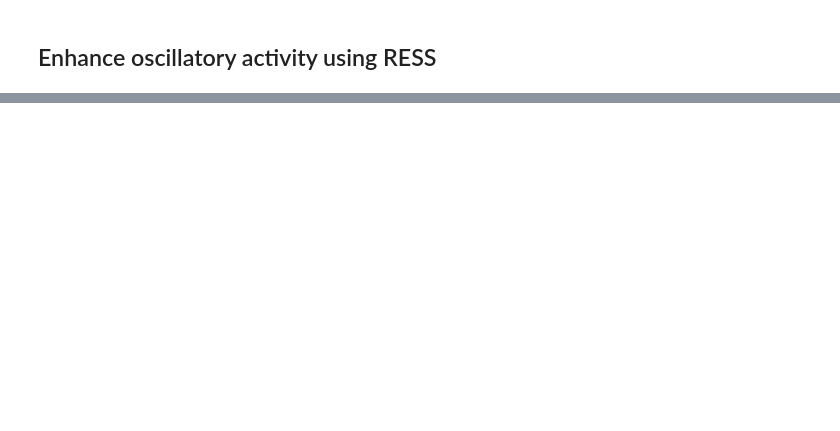
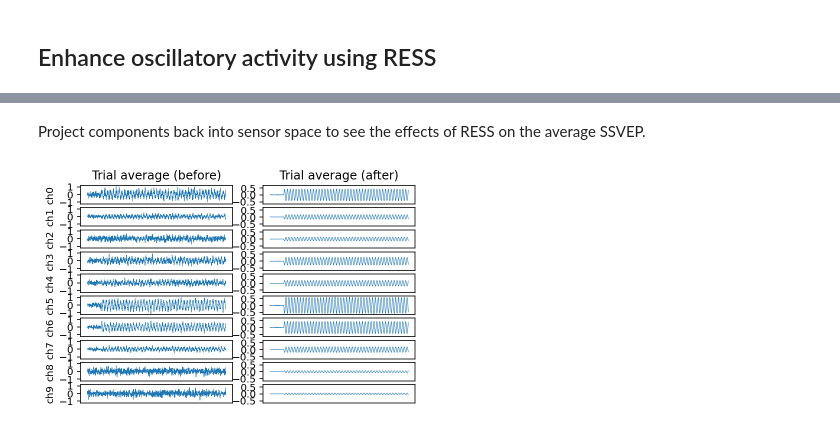
Before and after one commit to nbara/python-meegkit, a Jupyter notebook: examples/example_ress.ipynb, the cells around one changed output, grey strips where cells are left out. Cells and saved outputs as stored; diff of their text form; code cells hidden in the pictures; blank space fills up the shorter version.

```diff
--- a/examples/example_ress.ipynb
+++ b/examples/example_ress.ipynb
@@ -91,0 +90,19 @@ plt.show()
+# %% [markdown]
+Project components back into sensor space to see the effects of RESS on the
+average SSVEP.
+# %%
+proj = matmul3d(out, maps.T)
+f, ax = plt.subplots(n_chans, 2, sharey='col')
+for c in range(n_chans):
+    ax[c, 0].plot(data[:, c].mean(-1), lw=.5)
+    ax[c, 1].plot(proj[:, c].mean(-1), lw=.5)
+    ax[c, 0].set_ylabel(f'ch{c}')
+    if c < n_chans:
+        ax[c, 0].set_xticks([])
+        ax[c, 1].set_xticks([])
+
+ax[0, 0].set_title('Trial average (before)')
+ax[0, 1].set_title('Trial average (after)')
+plt.show()
+# %% [output]
+[figure, added]
```
Also changed, not shown: parts of 3 cells of this notebook, 5 other files.
